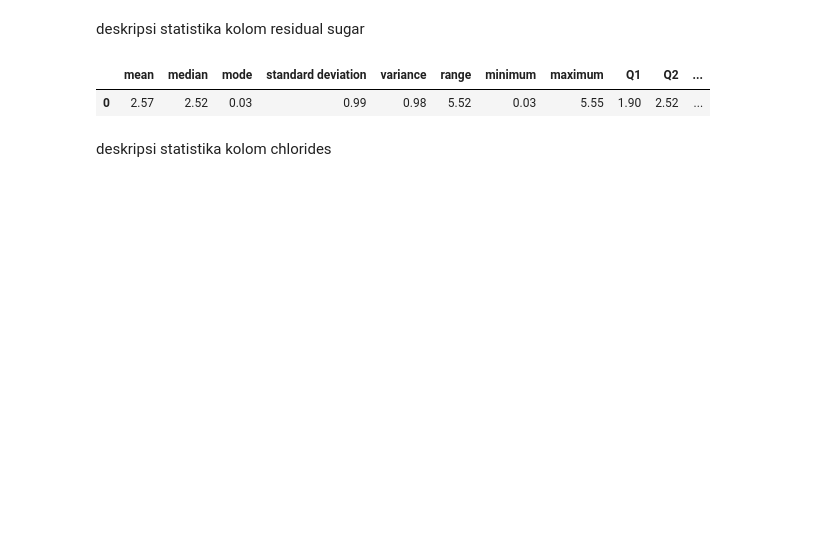
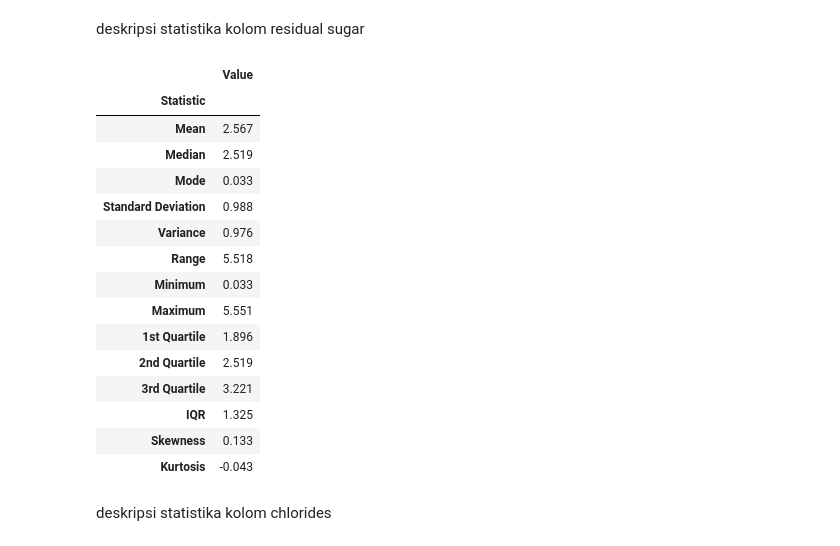
Before and after one commit to syauqijan/Tubes-Probstat, a Jupyter notebook: src/no1.ipynb, the cells around one changed output. Saved outputs shown, nothing was run; the diff lists cells and outputs as text; code cells hidden in the pictures; blank space fills up the shorter version.

```diff
--- a/src/no1.ipynb
+++ b/src/no1.ipynb
@@ -93,3 +29,36 @@ def describe_column(column_name):
+# %%
+import pandas as pd
+import scipy.stats as stats
+
+def desc_stat(column_name):
+    df = pd.read_csv('../data/anggur.csv')
+
+    mean = df[column_name].mean()
+    median = df[column_name].median()
+    mode = df[column_name].mode()[0]
+    std_deviation = df[column_name].std()
+    variance = df[column_name].var()
+    data_range = df[column_name].max() - df[column_name].min()
+    minimum = df[column_name].min()
+    maximum = df[column_name].max()
+    q1 = df[column_name].quantile(0.25)
+    q2 = df[column_name].quantile(0.5)
+    q3 = df[column_name].quantile(0.75)
+    iqr = q3 - q1
+    skewness = df[column_name].skew()
+    kurtosis = df[column_name].kurtosis()
+
+    desc_stats = {
+        'Statistic': ['Mean', 'Median', 'Mode', 'Standard Deviation', 'Variance', 'Range', 'Minimum', 'Maximum', '1st Quartile', '2nd Quartile', '3rd Quartile', 'IQR', 'Skewness', 'Kurtosis'],
+        'Value': [mean, median, mode, std_deviation, variance, data_range, minimum, maximum, q1, q2, q3, iqr, skewness, kurtosis]
+    }
+
+    df_desc_stats = pd.DataFrame.from_dict(desc_stats)
+    df_desc_stats.set_index('Statistic', inplace=True)
+
+    df_desc_stats = df_desc_stats.applymap('{:.3f}'.format)
+
+    return df_desc_stats
 # %% [markdown]
 Deskripsi Statistika Kolom Fixed Acidity
 # %%
@@ -114,10 +125,24 @@ describe_column('citric acid')
 # %% [markdown]
 deskripsi statistika kolom residual sugar
 # %%
-describe_column('residual sugar')
+desc_stat('residual sugar')
 # %% [output]
-|  | mean | median | mode | standard deviation | variance | range | minimum | maximum | Q1 | Q2 | ... |
-| 0 | 2.57 | 2.52 | 0.03 | 0.99 | 0.98 | 5.52 | 0.03 | 5.55 | 1.90 | 2.52 | ... |
+|  | Value |
+| Statistic |  |
+| Mean | 2.567 |
+| Median | 2.519 |
+| Mode | 0.033 |
+| Standard Deviation | 0.988 |
+| Variance | 0.976 |
+| Range | 5.518 |
+| Minimum | 0.033 |
+| Maximum | 5.551 |
+| 1st Quartile | 1.896 |
+| 2nd Quartile | 2.519 |
+| 3rd Quartile | 3.221 |
+| IQR | 1.325 |
+| Skewness | 0.133 |
+| Kurtosis | -0.043 |
 # %% [markdown]
 deskripsi statistika kolom chlorides
 # %%
```
Also changed, not shown: parts of 16 cells of this notebook, 5 other files.
